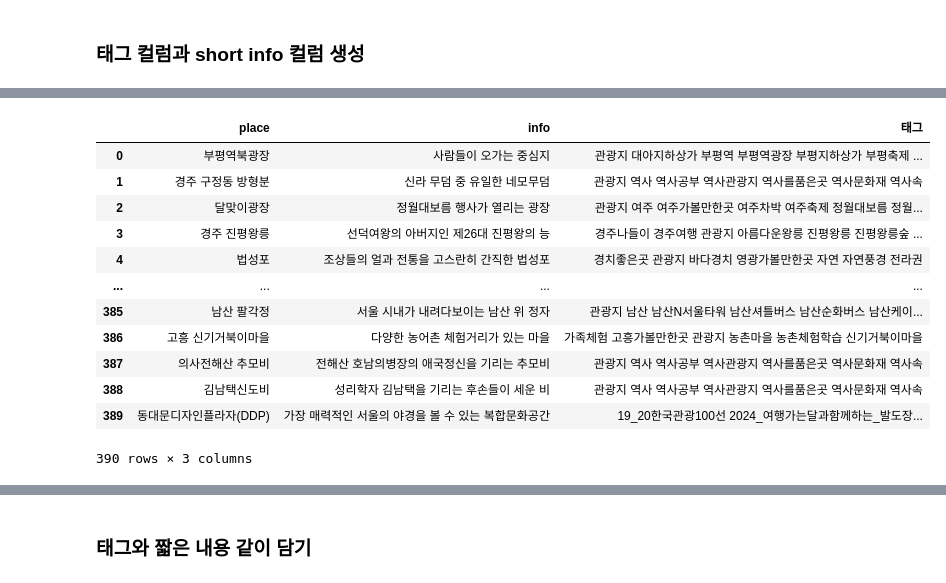
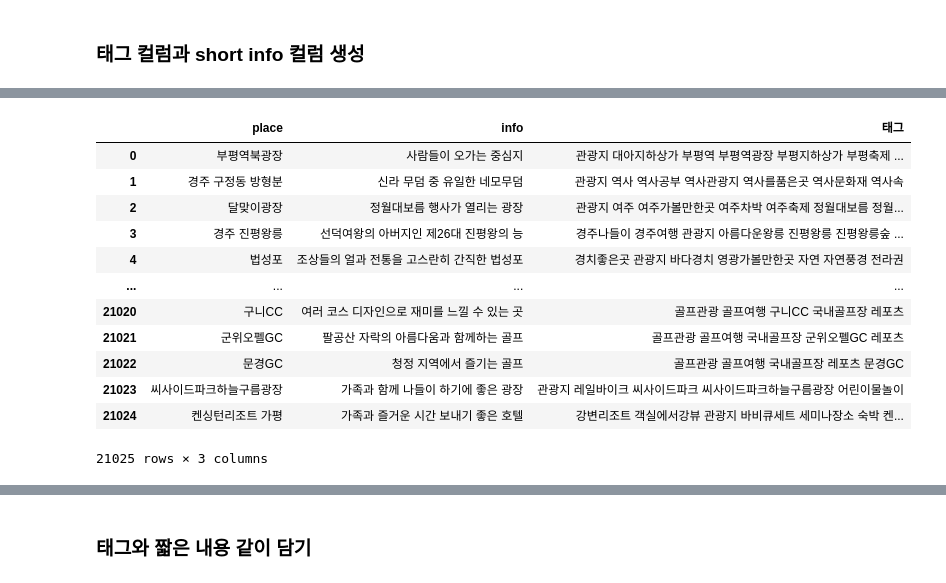
Before and after one commit to PrettyGirlss/crawling-data, a Jupyter notebook: 합친 데이터셋/add_tag_to_csv.ipynb, the cells around one changed output, grey strips where cells are left out. Drawn from its saved outputs; the diff is of its cells as text; code cells hidden in the pictures.

```diff
--- a/합친 데이터셋/add_tag_to_csv.ipynb
+++ b/합친 데이터셋/add_tag_to_csv.ipynb
@@ -25,17 +11,17 @@ tour_df
 # %%
-add_df = pd.read_csv('추가 데이터1.csv')
+add_df = pd.read_csv('C:\\Users\\Playdata\\OneDrive\\바탕 화면\\GIT\\crawling-data\\합친 데이터셋\\additional_crawling_csv\\태그데이터(전체_오류제거버전).csv')
 add_df
 # %% [output]
 |  | place | info | 태그 |
 | 0 | 부평역북광장 | 사람들이 오가는 중심지 | 관광지 대아지하상가 부평역 부평역광장 부평지하상가 부평축제 ... |
 | 1 | 경주 구정동 방형분 | 신라 무덤 중 유일한 네모무덤 | 관광지 역사 역사공부 역사관광지 역사를품은곳 역사문화재 역사속 |
 | 2 | 달맞이광장 | 정월대보름 행사가 열리는 광장 | 관광지 여주 여주가볼만한곳 여주차박 여주축제 정월대보름 정월... |
 | 3 | 경주 진평왕릉 | 선덕여왕의 아버지인 제26대 진평왕의 능 | 경주나들이 경주여행 관광지 아름다운왕릉 진평왕릉 진평왕릉숲 ... |
 | 4 | 법성포 | 조상들의 얼과 전통을 고스란히 간직한 법성포 | 경치좋은곳 관광지 바다경치 영광가볼만한곳 자연 자연풍경 전라권 |
 | ... | ... | ... | ... |
-| 385 | 남산 팔각정 | 서울 시내가 내려다보이는 남산 위 정자 | 관광지 남산 남산N서울타워 남산셔틀버스 남산순화버스 남산케이... |
-| 386 | 고흥 신기거북이마을 | 다양한 농어촌 체험거리가 있는 마을 | 가족체험 고흥가볼만한곳 관광지 농촌마을 농촌체험학습 신기거북이마을 |
-| 387 | 의사전해산 추모비 | 전해산 호남의병장의 애국정신을 기리는 추모비 | 관광지 역사 역사공부 역사관광지 역사를품은곳 역사문화재 역사속 |
-| 388 | 김남택신도비 | 성리학자 김남택을 기리는 후손들이 세운 비 | 관광지 역사 역사공부 역사관광지 역사를품은곳 역사문화재 역사속 |
-| 389 | 동대문디자인플라자(DDP) | 가장 매력적인 서울의 야경을 볼 수 있는 복합문화공간 | 19_20한국관광100선 2024_여행가는달과함께하는_발도장... |
+| 21020 | 구니CC | 여러 코스 디자인으로 재미를 느낄 수 있는 곳 | 골프관광 골프여행 구니CC 국내골프장 레포츠 |
+| 21021 | 군위오펠GC | 팔공산 자락의 아름다움과 함께하는 골프 | 골프관광 골프여행 국내골프장 군위오펠GC 레포츠 |
+| 21022 | 문경GC | 청정 지역에서 즐기는 골프 | 골프관광 골프여행 국내골프장 레포츠 문경GC |
+| 21023 | 씨사이드파크하늘구름광장 | 가족과 함께 나들이 하기에 좋은 광장 | 관광지 레일바이크 씨사이드파크 씨사이드파크하늘구름광장 어린이물놀이 |
+| 21024 | 켄싱턴리조트 가평 | 가족과 즐거운 시간 보내기 좋은 호텔 | 강변리조트 객실에서강뷰 관광지 바비큐세트 세미나장소 숙박 켄... |
-390 rows × 3 columns
+21025 rows × 3 columns
```
Also changed, not shown: parts of 13 cells of this notebook, 7 other files.
